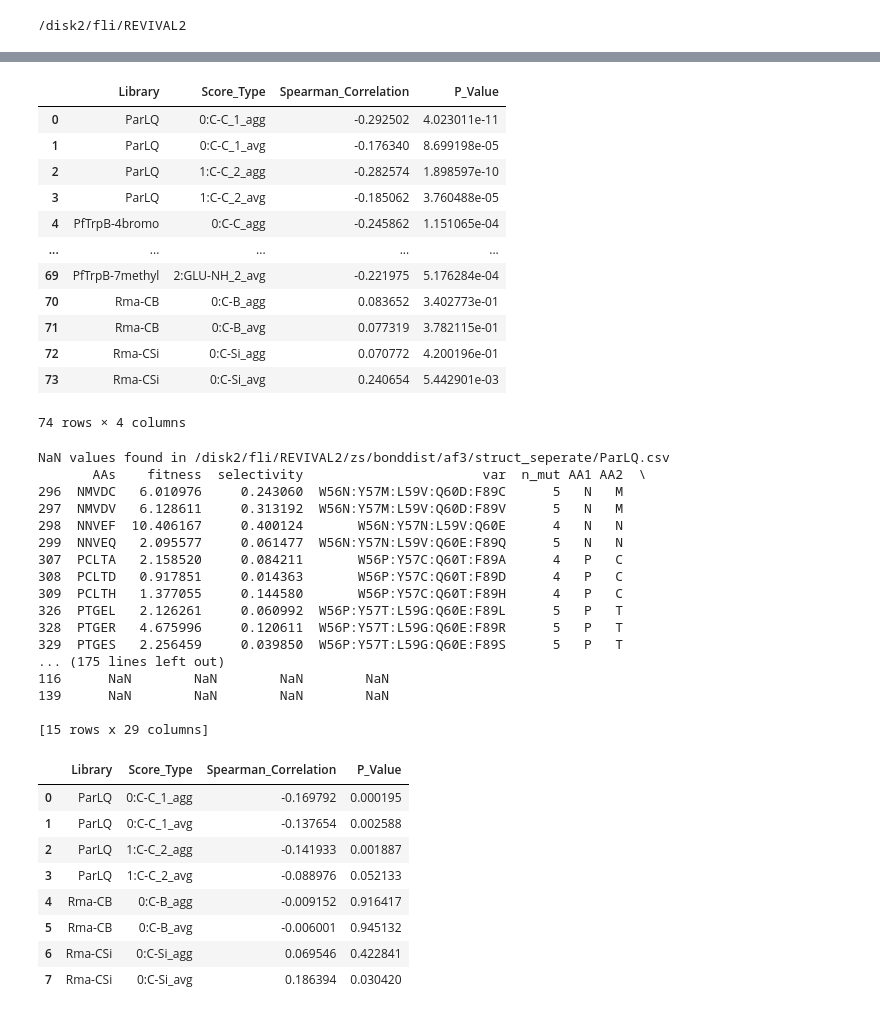
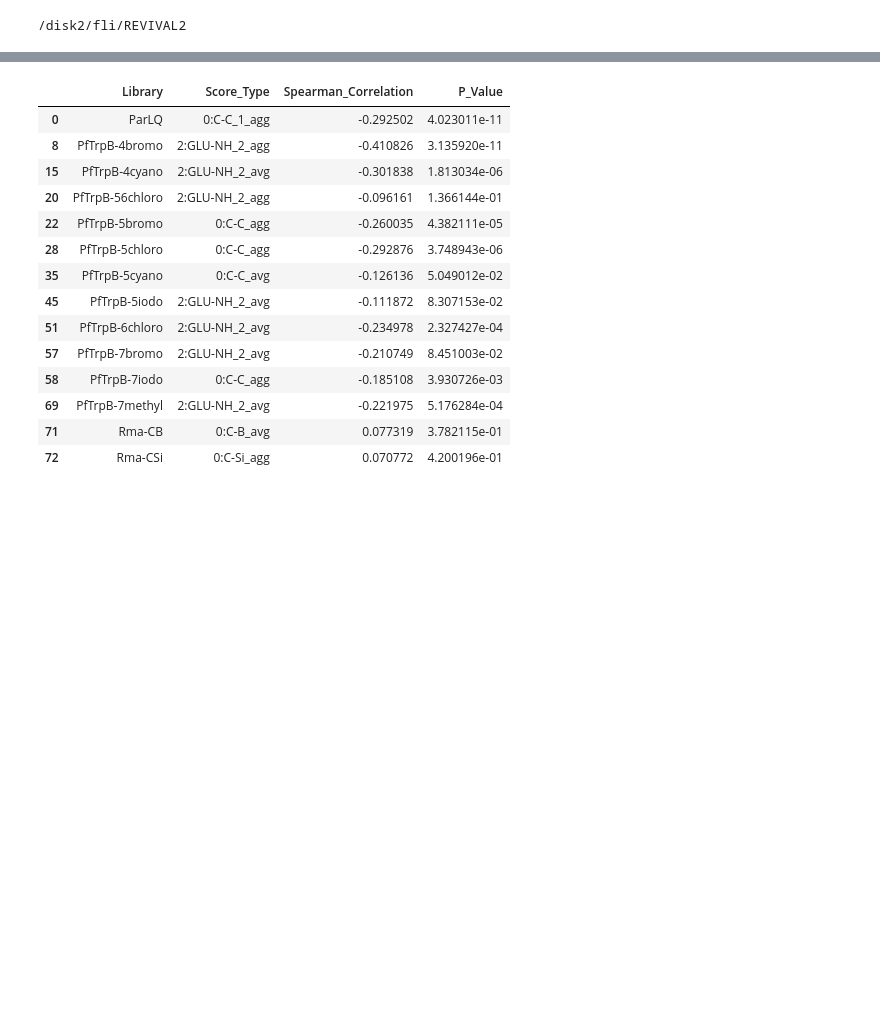
Before and after one commit to fhalab/substrate_aware_zs, a Jupyter notebook: sandbox/test_bond_dist.ipynb, the cells around one changed output, grey strips where cells are left out. Saved outputs shown, nothing was run; the diff lists cells and outputs as text; code cells hidden in the pictures; blank space fills up the shorter version.

```diff
--- a/sandbox/test_bond_dist.ipynb
+++ b/sandbox/test_bond_dist.ipynb
@@ -32,3 +7,0 @@ af3_agg_columns
-# %%
-for c in af3_agg_columns:
-    print(c, spearmanr(af3_joint["fitness"], af3_joint[c]))
@@ -58,3 +7,0 @@ chai_agg_columns
-# %%
-for c in chai_agg_columns:
-    print(c, spearmanr(chai_joint["fitness"], chai_joint[c]))
@@ -101,6 +44,9 @@ for dock_type in ["joint", "seperate"]:
     # Convert results into a DataFrame and display it as a table
     results_df = pd.DataFrame(results)
     display(results_df)
+    display(results_df.loc[
+        results_df.groupby("Library")["Spearman_Correlation"].idxmin()
+    ])
 # %% [output]
 |  | Library | Score_Type | Spearman_Correlation | P_Value |
 | 0 | ParLQ | 0:C-C_1_avg | -0.035191 | 0.437022 |
@@ -131,7 +96,7 @@ from scipy.stats import spearmanr
 
 from REVIVAL.util import get_file_name
 
-for dock_type in ["joint", "seperate"]:
+for dock_type in ["joint"]: # ["joint", "seperate"]:
 
     # Initialize an empty list to store results
     results = []
@@ -142,9 +107,9 @@ for dock_type in ["joint", "seperate"]:
         lib_df = pd.read_csv(lib)
 
         df_nan = lib_df[lib_df.isna().any(axis=1)]
-        if len(df_nan) > 0:
-            print(f"NaN values found in {lib}")
-            print(df_nan)
+        # if len(df_nan) > 0:
+        #     print(f"NaN values found in {lib}")
+        #     print(df_nan)
         avg_c = [c for c in lib_df.columns if "agg" in c or "avg" in c]
         # std_c = [c for c in chai_df.columns if "std" in c]
 
@@ -166,4 +131,7 @@ for dock_type in ["joint", "seperate"]:
     # Convert results into a DataFrame and display it as a table
     results_df = pd.DataFrame(results)
     display(results_df)
+    display(results_df.loc[
+        results_df.groupby("Library")["Spearman_Correlation"].idxmin()
+    ])
 # %% [output]
@@ -187,39 +151,15 @@ NaN values found in /disk2/fli/REVIVAL2/zs/bonddist/af3/struct_joint/PfTrpB-56ch
-|  | Library | Score_Type | Spearman_Correlation | P_Value |
-| 0 | ParLQ | 0:C-C_1_agg | -0.292502 | 4.023011e-11 |
-| 1 | ParLQ | 0:C-C_1_avg | -0.176340 | 8.699198e-05 |
-| 2 | ParLQ | 1:C-C_2_agg | -0.282574 | 1.898597e-10 |
-| 3 | ParLQ | 1:C-C_2_avg | -0.185062 | 3.760488e-05 |
-| 4 | PfTrpB-4bromo | 0:C-C_agg | -0.245862 | 1.151065e-04 |
-| ... | ... | ... | ... | ... |
-| 69 | PfTrpB-7methyl | 2:GLU-NH_2_avg | -0.221975 | 5.176284e-04 |
-| 70 | Rma-CB | 0:C-B_agg | 0.083652 | 3.402773e-01 |
-| 71 | Rma-CB | 0:C-B_avg | 0.077319 | 3.782115e-01 |
-| 72 | Rma-CSi | 0:C-Si_agg | 0.070772 | 4.200196e-01 |
-| 73 | Rma-CSi | 0:C-Si_avg | 0.240654 | 5.442901e-03 |
-74 rows × 4 columns
-NaN values found in /disk2/fli/REVIVAL2/zs/bonddist/af3/struct_seperate/ParLQ.csv
-       AAs    fitness  selectivity                       var  n_mut AA1 AA2  \
-296  NMVDC   6.010976     0.243060  W56N:Y57M:L59V:Q60D:F89C      5   N   M
-297  NMVDV   6.128611     0.313192  W56N:Y57M:L59V:Q60D:F89V      5   N   M
-298  NNVEF  10.406167     0.400124       W56N:Y57N:L59V:Q60E      4   N   N
-299  NNVEQ   2.095577     0.061477  W56N:Y57N:L59V:Q60E:F89Q      5   N   N
-307  PCLTA   2.158520     0.084211       W56P:Y57C:Q60T:F89A      4   P   C
-308  PCLTD   0.917851     0.014363       W56P:Y57C:Q60T:F89D      4   P   C
-309  PCLTH   1.377055     0.144580       W56P:Y57C:Q60T:F89H      4   P   C
-326  PTGEL   2.126261     0.060992  W56P:Y57T:L59G:Q60E:F89L      5   P   T
-328  PTGER   4.675996     0.120611  W56P:Y57T:L59G:Q60E:F89R      5   P   T
-329  PTGES   2.256459     0.039850  W56P:Y57T:L59G:Q60E:F89S      5   P   T
-... (175 lines left out)
-116      NaN        NaN        NaN        NaN
-139      NaN        NaN        NaN        NaN
-
-[15 rows x 29 columns]
 |  | Library | Score_Type | Spearman_Correlation | P_Value |
-| 0 | ParLQ | 0:C-C_1_agg | -0.169792 | 0.000195 |
-| 1 | ParLQ | 0:C-C_1_avg | -0.137654 | 0.002588 |
-| 2 | ParLQ | 1:C-C_2_agg | -0.141933 | 0.001887 |
-| 3 | ParLQ | 1:C-C_2_avg | -0.088976 | 0.052133 |
-| 4 | Rma-CB | 0:C-B_agg | -0.009152 | 0.916417 |
-| 5 | Rma-CB | 0:C-B_avg | -0.006001 | 0.945132 |
-| 6 | Rma-CSi | 0:C-Si_agg | 0.069546 | 0.422841 |
-| 7 | Rma-CSi | 0:C-Si_avg | 0.186394 | 0.030420 |
+| 0 | ParLQ | 0:C-C_1_agg | -0.292502 | 4.023011e-11 |
+| 8 | PfTrpB-4bromo | 2:GLU-NH_2_agg | -0.410826 | 3.135920e-11 |
+| 15 | PfTrpB-4cyano | 2:GLU-NH_2_avg | -0.301838 | 1.813034e-06 |
+| 20 | PfTrpB-56chloro | 2:GLU-NH_2_agg | -0.096161 | 1.366144e-01 |
+| 22 | PfTrpB-5bromo | 0:C-C_agg | -0.260035 | 4.382111e-05 |
+| 28 | PfTrpB-5chloro | 0:C-C_agg | -0.292876 | 3.748943e-06 |
+| 35 | PfTrpB-5cyano | 0:C-C_avg | -0.126136 | 5.049012e-02 |
+| 45 | PfTrpB-5iodo | 2:GLU-NH_2_avg | -0.111872 | 8.307153e-02 |
+| 51 | PfTrpB-6chloro | 2:GLU-NH_2_avg | -0.234978 | 2.327427e-04 |
+| 57 | PfTrpB-7bromo | 2:GLU-NH_2_avg | -0.210749 | 8.451003e-02 |
+| 58 | PfTrpB-7iodo | 0:C-C_agg | -0.185108 | 3.930726e-03 |
+| 69 | PfTrpB-7methyl | 2:GLU-NH_2_avg | -0.221975 | 5.176284e-04 |
+| 71 | Rma-CB | 0:C-B_avg | 0.077319 | 3.782115e-01 |
+| 72 | Rma-CSi | 0:C-Si_agg | 0.070772 | 4.200196e-01 |
```
Also changed, not shown: parts of 9 cells of this notebook, 11 other files.
